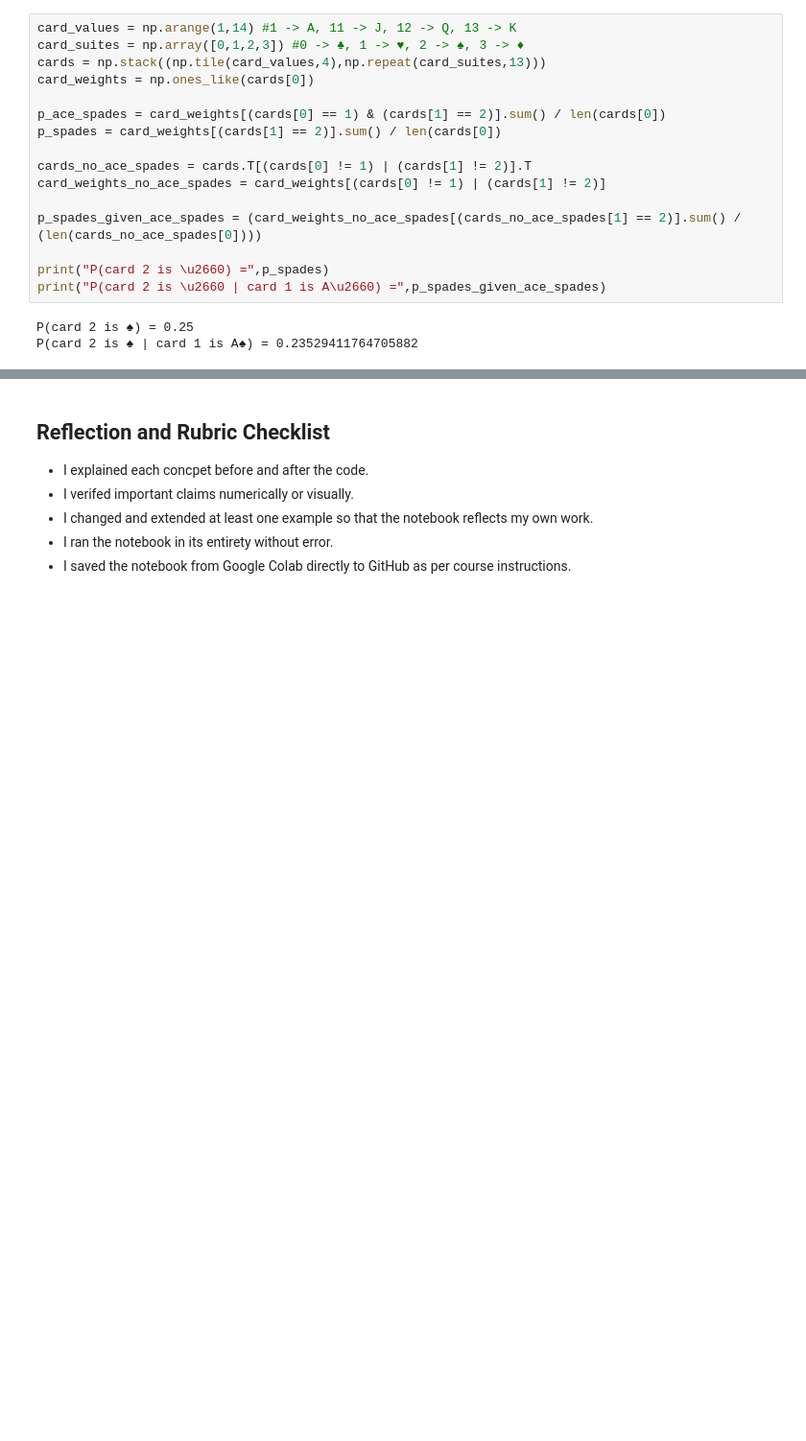
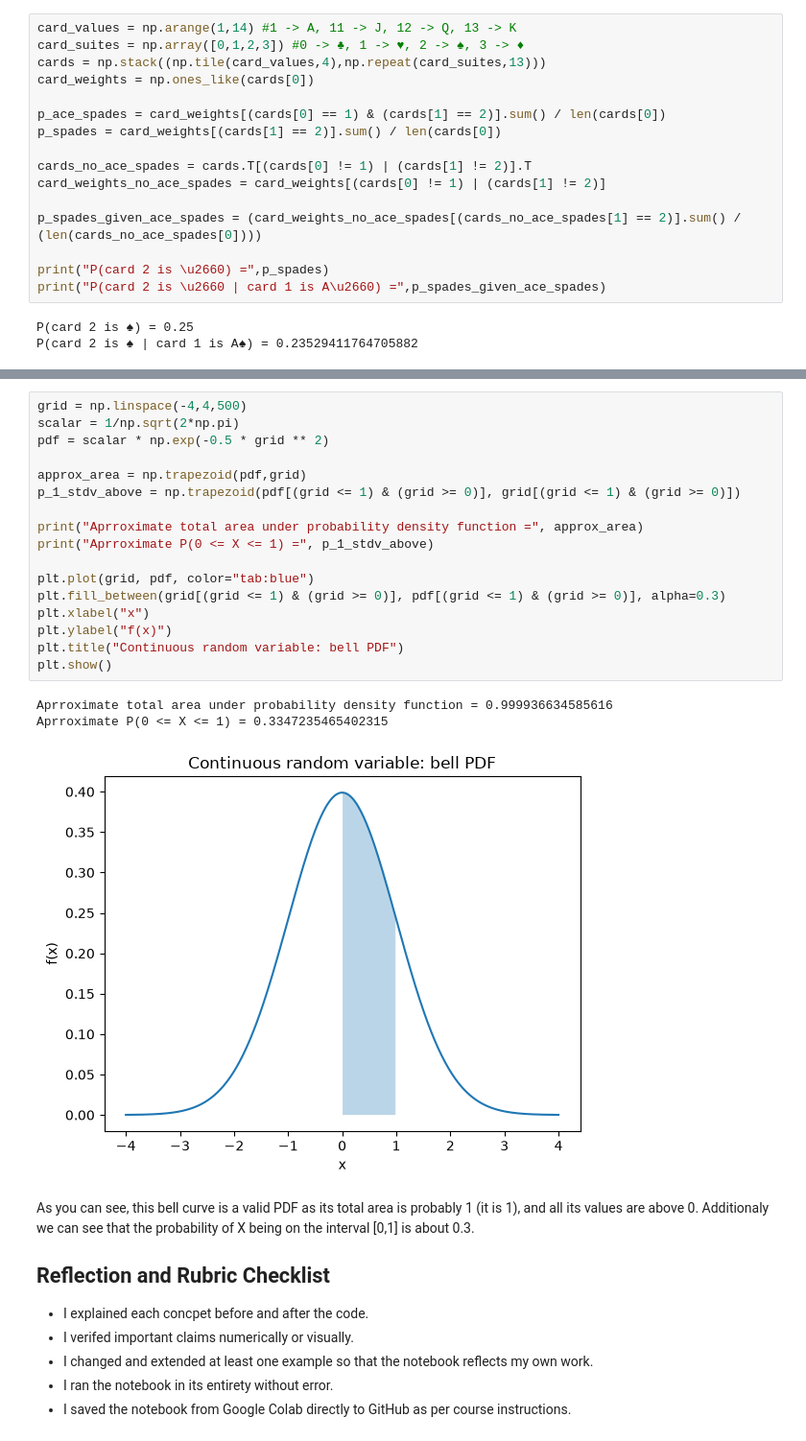
Before and after one commit to freyebeans/ASU-assignments, a Jupyter notebook: MAT422/HW2.2/notebook.ipynb, the cells around one changed output, grey strips where cells are left out. Shown at 96% size. Drawn from its saved outputs; the diff is of its cells as text; blank space fills up the shorter version.

```diff
--- a/MAT422/HW2.2/notebook.ipynb
+++ b/MAT422/HW2.2/notebook.ipynb
@@ -62,5 +82,26 @@ As you can see above the probability of the second card in a shuffled deck being
+# %%
+grid = np.linspace(-4,4,500)
+scalar = 1/np.sqrt(2*np.pi)
+pdf = scalar * np.exp(-0.5 * grid ** 2)
+
+approx_area = np.trapezoid(pdf,grid)
+p_1_stdv_above = np.trapezoid(pdf[(grid <= 1) & (grid >= 0)], grid[(grid <= 1) & (grid >= 0)])
+
+print("Aprroximate total area under probability density function =", approx_area)
+print("Aprroximate P(0 <= X <= 1) =", p_1_stdv_above)
+
+plt.plot(grid, pdf, color="tab:blue")
+plt.fill_between(grid[(grid <= 1) & (grid >= 0)], pdf[(grid <= 1) & (grid >= 0)], alpha=0.3)
+plt.xlabel("x")
+plt.ylabel("f(x)")
+plt.title("Continuous random variable: bell PDF")
+plt.show()
+# %% [output]
+Aprroximate total area under probability density function = 0.999936634585616
+Aprroximate P(0 <= X <= 1) = 0.3347235465402315
+[figure, added]
 # %% [markdown]
-
+As you can see, this bell curve is a valid PDF as its total area is probably 1 (it is 1), and all its values are above 0. Additionaly we can see that the probability of X being on the interval [0,1] is about 0.3.
 ## Reflection and Rubric Checklist
 - I explained each concpet before and after the code.
 - I verifed important claims numerically or visually.
```
Also changed, not shown: parts of 3 cells of this notebook.
